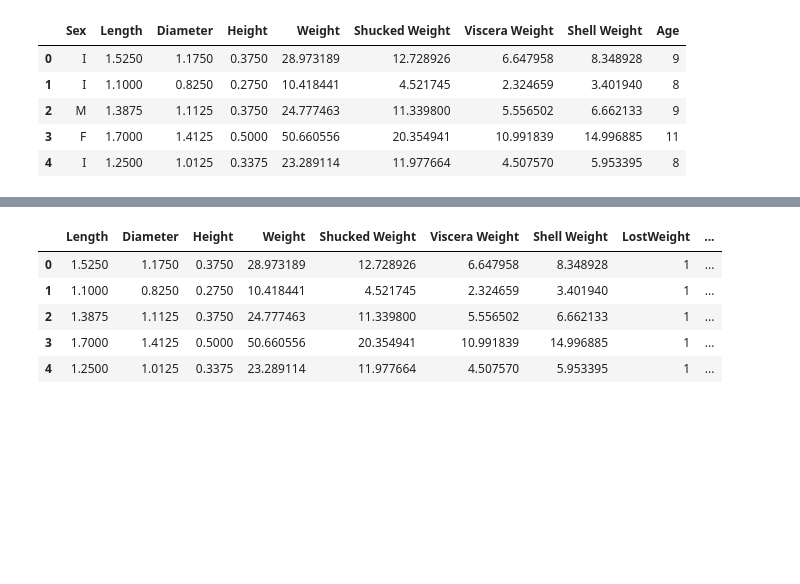
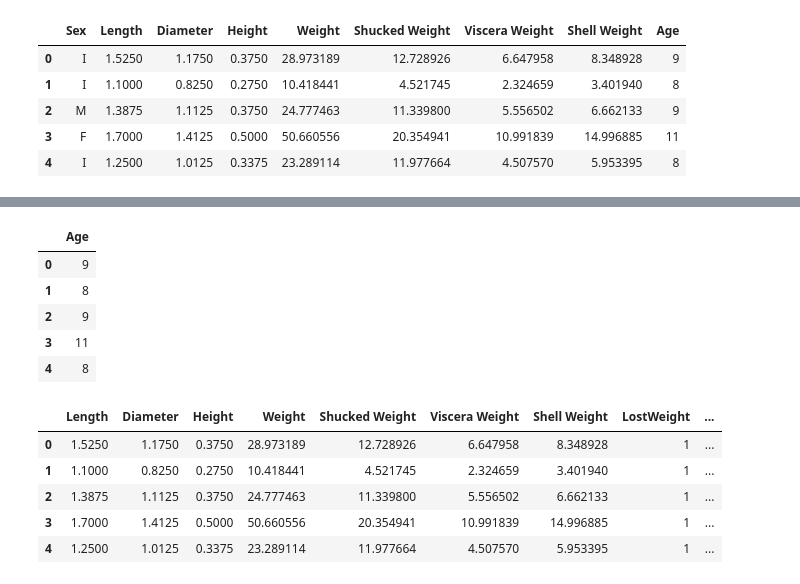
Before and after one commit to Digaa2710/ML_learning_phase, a Jupyter notebook: Synapse2Task.ipynb, the cells around one changed output, grey strips where cells are left out. Saved outputs shown, nothing was run; the diff lists cells and outputs as text; code cells hidden in the pictures; blank space fills up the shorter version.

```diff
--- a/Synapse2Task.ipynb
+++ b/Synapse2Task.ipynb
@@ -156,3 +161,13 @@ df_exceptAge.drop('Age',axis=1,inplace=True)
+# %%
+df_age=df[['Age']].copy()
+df_age.head()
+# %% [output]
+|  | Age |
+| 0 | 9 |
+| 1 | 8 |
+| 2 | 9 |
+| 3 | 11 |
+| 4 | 8 |
 # %%
 df_exceptAge.head()
 # %% [output]
```
Also changed, not shown: parts of 21 cells of this notebook.
